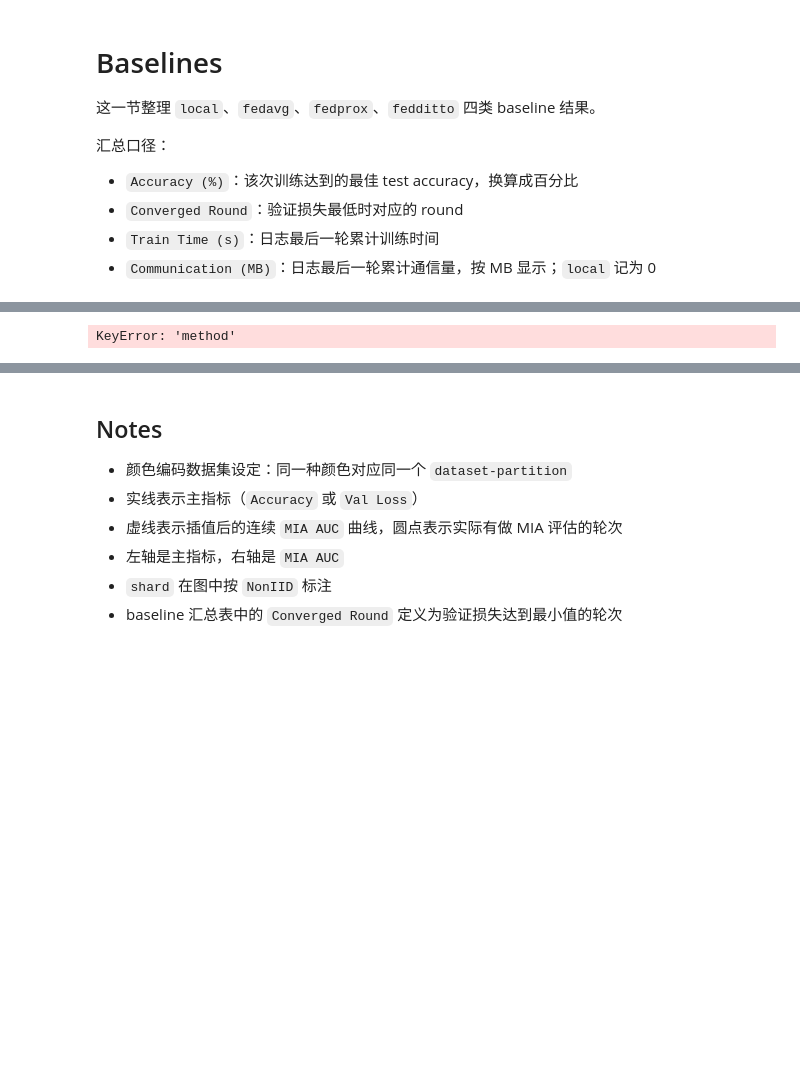
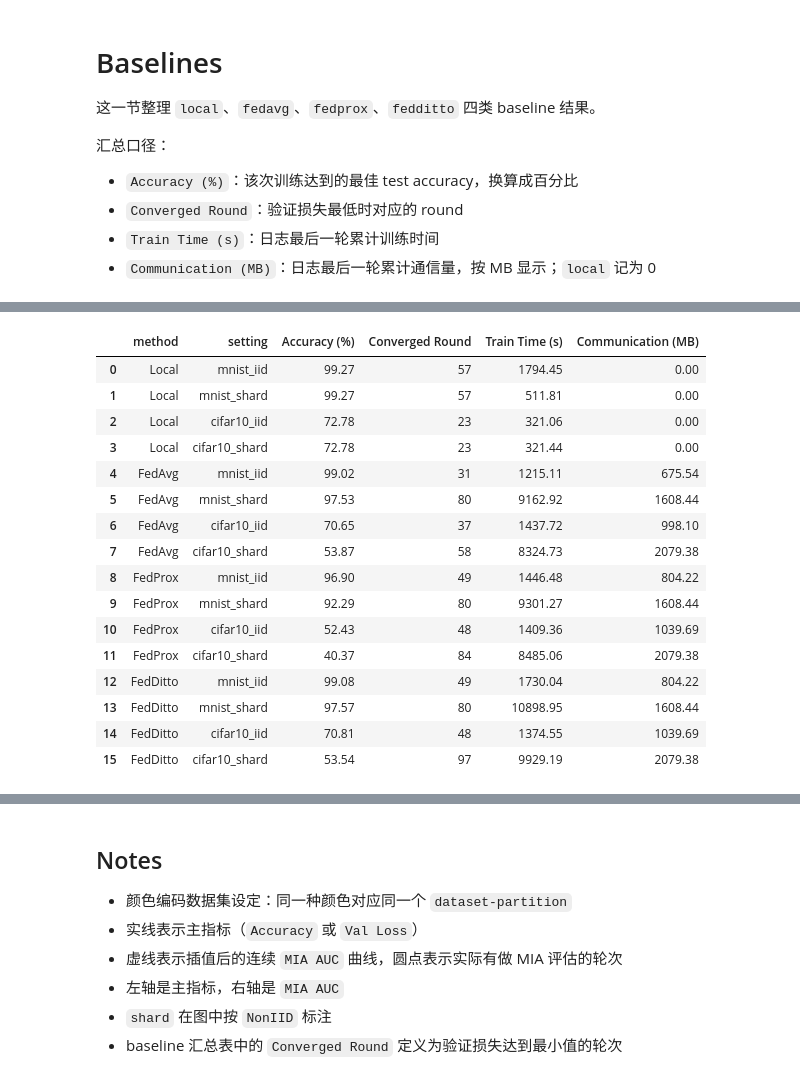
Before and after one commit to HoweChen0517/SD6123-PPML, a Jupyter notebook: visualize_mia_results.ipynb, the cells around one changed output, grey strips where cells are left out. Drawn from its saved outputs; the diff is of its cells as text; code cells hidden in the pictures; blank space fills up the shorter version.

```diff
--- a/visualize_mia_results.ipynb
+++ b/visualize_mia_results.ipynb
@@ -391,37 +388,53 @@ def summarize_baselines(df: pd.DataFrame) -> pd.DataFrame:
                     'Communication (MB)': np.nan,
                 })
                 continue
 
             best_acc = sub['test_accuracy'].max() * 100.0
             best_val_idx = sub['val_loss'].idxmin()
             converged_round = int(sub.loc[best_val_idx, 'round'])
             final_train_time = float(sub['train_time'].iloc[-1])
             final_comm_mb = float(sub['communication_cost_bytes'].iloc[-1]) / (1024 ** 2)
             summary_rows.append({
                 'method': BASELINE_TITLES[method],
                 'setting': setting,
                 'Accuracy (%)': round(best_acc, 2),
                 'Converged Round': converged_round,
                 'Train Time (s)': round(final_train_time, 2),
                 'Communication (MB)': round(final_comm_mb, 2),
             })
 
     summary_df = pd.DataFrame(summary_rows)
     table = summary_df.pivot(index='method', columns='setting')
     ordered_columns = []
     for setting in ['mnist_iid', 'mnist_shard', 'cifar10_iid', 'cifar10_shard']:
         for metric in ['Accuracy (%)', 'Converged Round', 'Train Time (s)', 'Communication (MB)']:
             ordered_columns.append((metric, setting))
     table = table.reindex(index=[BASELINE_TITLES[m] for m in BASELINE_METHODS])
     table = table.reindex(columns=ordered_columns)
     table.columns = pd.MultiIndex.from_tuples(table.columns)
-    return table
+    return table, summary_df
 
 
-baseline_summary = summarize_baselines(baseline_df)
-display(baseline_summary)
+baseline_summary, baseline_summary_df = summarize_baselines(baseline_df)
+display(baseline_summary_df)
 # %% [output]
-KeyError: 'method'
+|  | method | setting | Accuracy (%) | Converged Round | Train Time (s) | Communication (MB) |
+| 0 | Local | mnist_iid | 99.27 | 57 | 1794.45 | 0.00 |
+| 1 | Local | mnist_shard | 99.27 | 57 | 511.81 | 0.00 |
+| 2 | Local | cifar10_iid | 72.78 | 23 | 321.06 | 0.00 |
+| 3 | Local | cifar10_shard | 72.78 | 23 | 321.44 | 0.00 |
+| 4 | FedAvg | mnist_iid | 99.02 | 31 | 1215.11 | 675.54 |
+| 5 | FedAvg | mnist_shard | 97.53 | 80 | 9162.92 | 1608.44 |
+| 6 | FedAvg | cifar10_iid | 70.65 | 37 | 1437.72 | 998.10 |
+| 7 | FedAvg | cifar10_shard | 53.87 | 58 | 8324.73 | 2079.38 |
+| 8 | FedProx | mnist_iid | 96.90 | 49 | 1446.48 | 804.22 |
+| 9 | FedProx | mnist_shard | 92.29 | 80 | 9301.27 | 1608.44 |
+| 10 | FedProx | cifar10_iid | 52.43 | 48 | 1409.36 | 1039.69 |
+| 11 | FedProx | cifar10_shard | 40.37 | 84 | 8485.06 | 2079.38 |
+| 12 | FedDitto | mnist_iid | 99.08 | 49 | 1730.04 | 804.22 |
+| 13 | FedDitto | mnist_shard | 97.57 | 80 | 10898.95 | 1608.44 |
+| 14 | FedDitto | cifar10_iid | 70.81 | 48 | 1374.55 | 1039.69 |
+| 15 | FedDitto | cifar10_shard | 53.54 | 97 | 9929.19 | 2079.38 |
 # %%
 def plot_baseline_run(df: pd.DataFrame, method: str, dataset: str, partition: str, figsize=(14, 5)):
     sub = df[(df['method'] == method) & (df['dataset'] == dataset) & (df['partition'] == partition)].copy()
```
Also changed, not shown: parts of 3 cells of this notebook, 23 other files.
